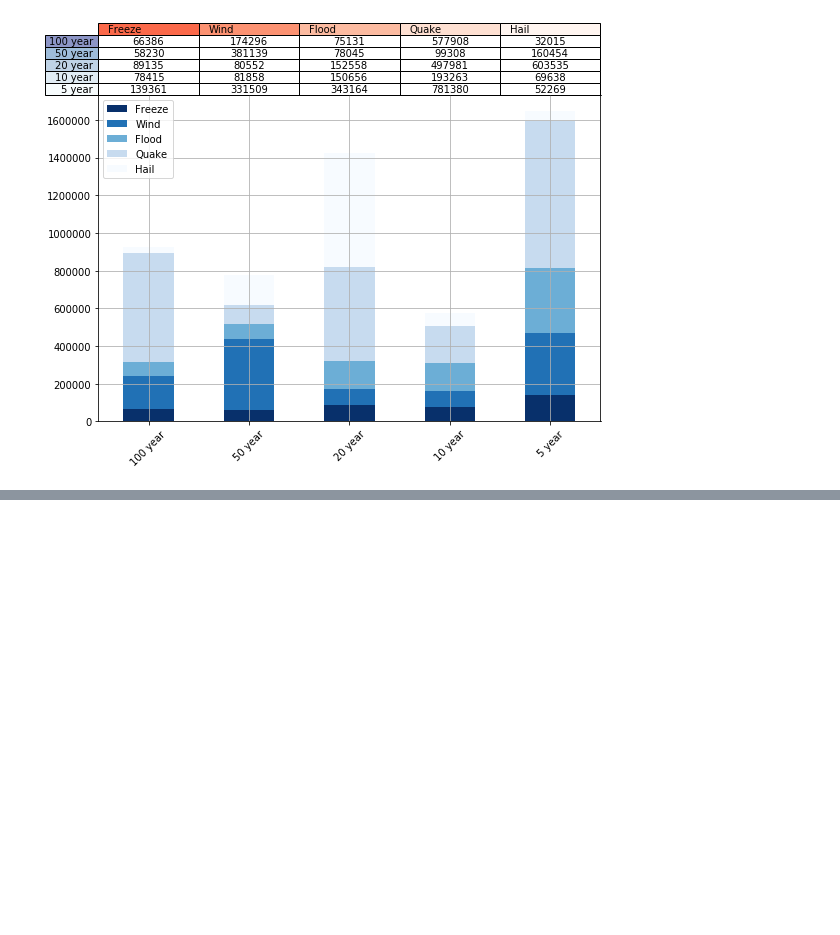
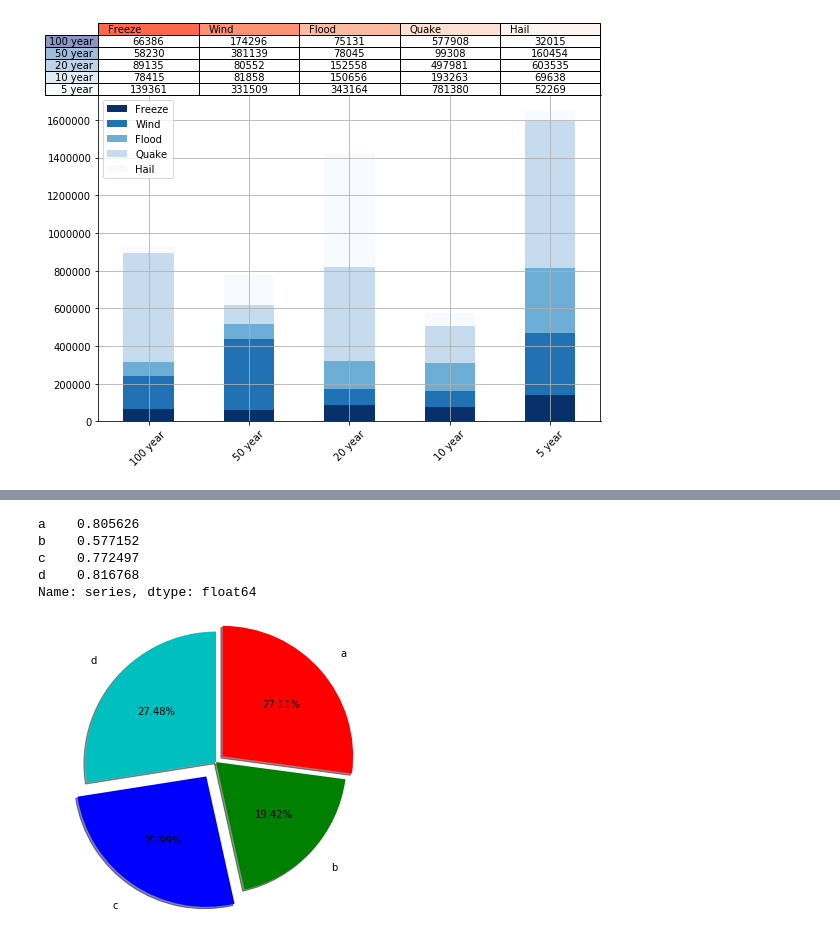
Before and after one commit to Mocha-Pudding/Python-DataAnalysis, a Jupyter notebook: CLASSDATA_Chapter01重点工具：数据解析/CH03图表绘制工具：Matplotlib/【个人笔记2】CH03图表绘制工具：Matplotlib_Part02.ipynb, the cells around one changed output, grey strips where cells are left out. Cells and saved outputs as stored; diff of their text form; code cells hidden in the pictures; blank space fills up the shorter version.

```diff
--- a/CLASSDATA_Chapter01重点工具：数据解析/CH03图表绘制工具：Matplotlib/【个人笔记2】CH03图表绘制工具：Matplotlib_Part02.ipynb
+++ b/CLASSDATA_Chapter01重点工具：数据解析/CH03图表绘制工具：Matplotlib/【个人笔记2】CH03图表绘制工具：Matplotlib_Part02.ipynb
@@ -365,3 +395,42 @@ df2.plot.area(stacked=False,colormap = 'Set2',alpha = 0.5,ax = axes[1])
+# %%
+# 饼图 plt.pie()
+# plt.pie(x, explode=None, labels=None, colors=None, autopct=None, pctdistance=0.6, shadow=False, labeldistance=1.1, startangle=None,
+# radius=None, counterclock=True, wedgeprops=None, textprops=None, center=(0, 0), frame=False, hold=None, data=None)
+
+s = pd.Series(3 * np.random.rand(4), index=['a', 'b', 'c', 'd'], name='series')
+plt.axis('equal')  # 保证长宽相等
+plt.pie(s,
+       explode = [0.1,0,0.2,0],
+       labels = s.index,
+       colors=['r', 'g', 'b', 'c'],
+       autopct='%.2f%%',
+       pctdistance=0.6,
+       labeldistance = 1.2,
+       shadow = True,
+       startangle=90,
+       radius=1.5,
+       frame=False,
+       counterclock=False)
+print(s)
+# 第一个参数：数据
+# explode：指定每部分的偏移量
+# labels：标签
+# colors：颜色
+# autopct：饼图上的数据标签显示方式
+# pctdistance：每个饼切片的中心和通过autopct生成的文本开始之间的比例   (饼图上的数据标签距离圆心的距离)
+# labeldistance：被画饼标记的直径,默认值：1.1   (label距离圆心的距离)
+# shadow：阴影
+# startangle：开始角度
+# radius：半径
+# frame：图框
+# counterclock：指定指针方向，顺时针或者逆时针 (默认为逆时针。True为逆时针，False为顺时针)
+# %% [output]
+a    0.805626
+b    0.577152
+c    0.772497
+d    0.816768
+Name: series, dtype: float64
+[figure, added]
 # %%
 '''
 【课程3.9】  直方图
```
Also changed, not shown: parts of 2 cells of this notebook.
